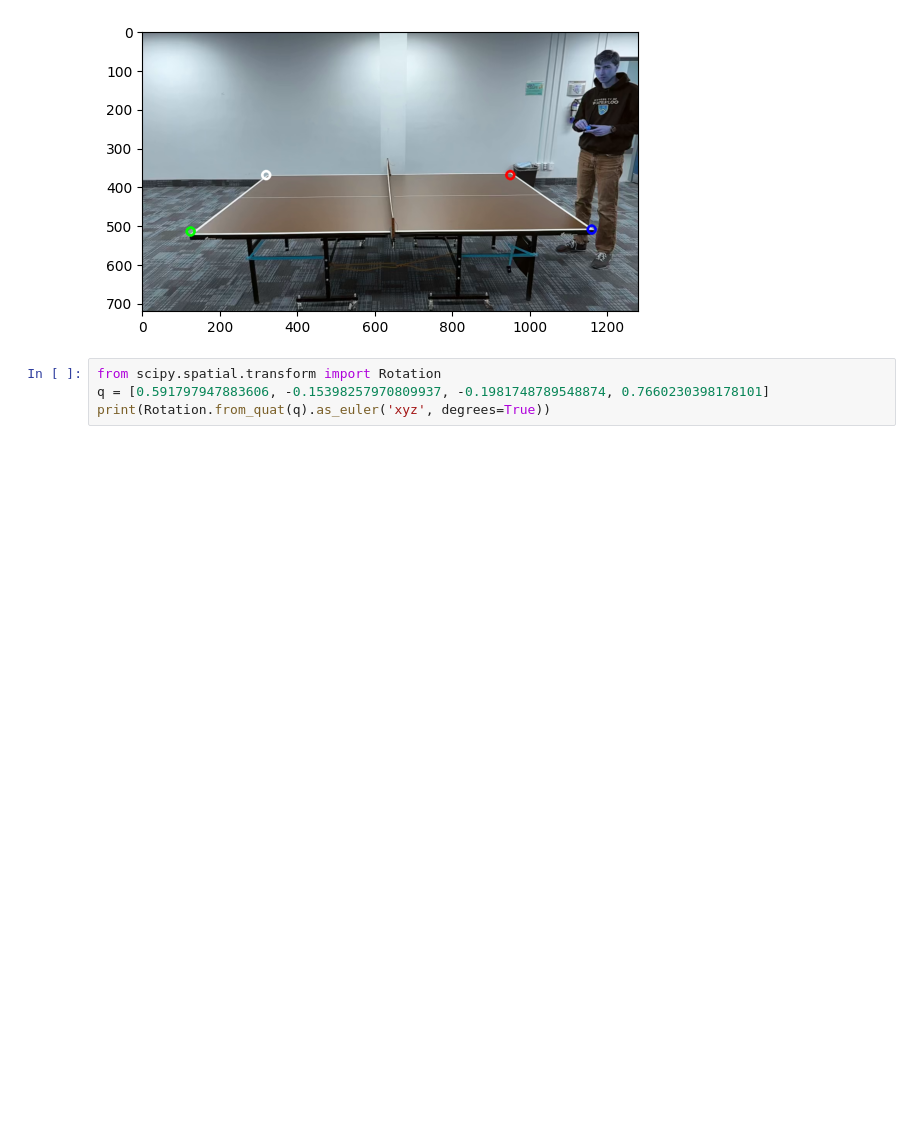
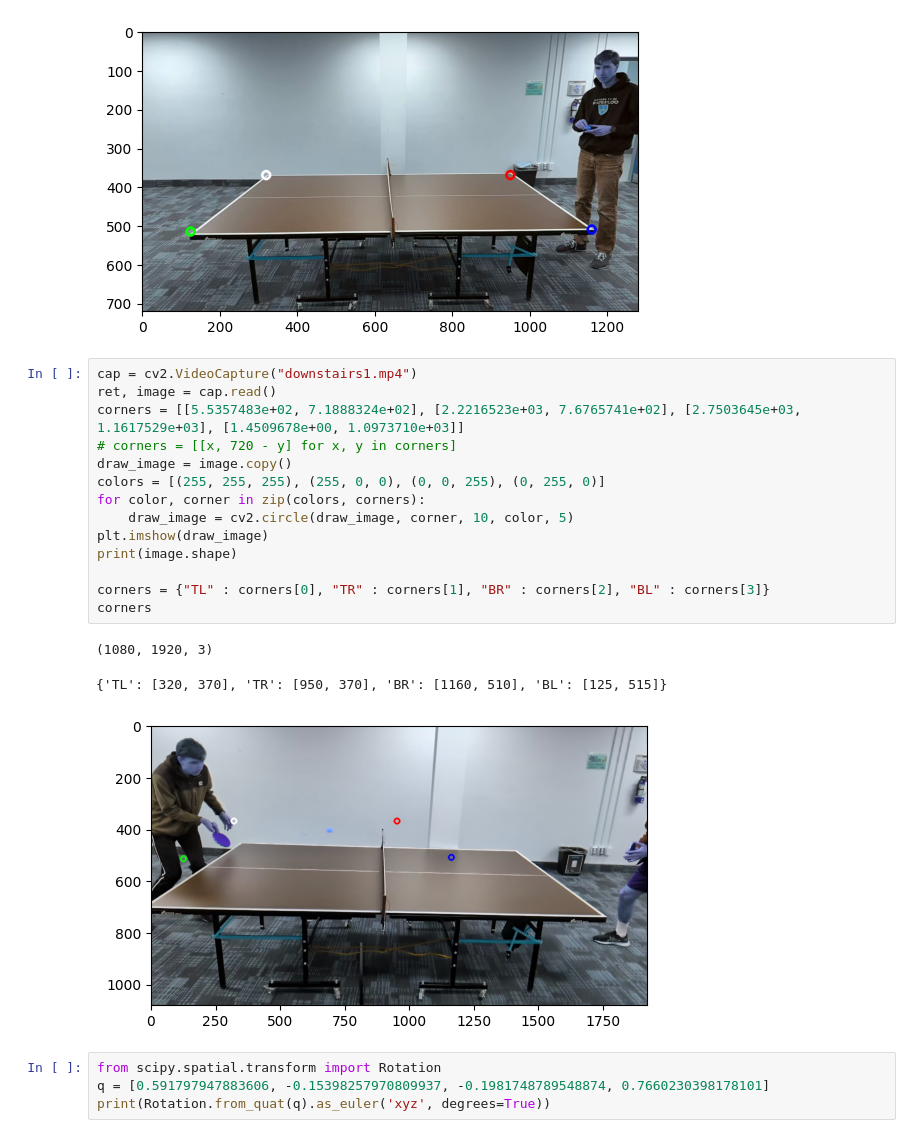
Before and after one commit to EitanTreiger/Ping-Pong, a Jupyter notebook: table_distance_calculation.ipynb, the cells around one changed output. Cells and saved outputs as stored; diff of their text form; blank space fills up the shorter version.

```diff
--- a/table_distance_calculation.ipynb
+++ b/table_distance_calculation.ipynb
@@ -162,6 +163,24 @@ corners
 (720, 1280, 3)
 {'TL': [320, 370], 'TR': [950, 370], 'BR': [1160, 510], 'BL': [125, 515]}
 [figure]
+# %%
+cap = cv2.VideoCapture("downstairs1.mp4")
+ret, image = cap.read()
+corners = [[5.5357483e+02, 7.1888324e+02], [2.2216523e+03, 7.6765741e+02], [2.7503645e+03, 1.1617529e+03], [1.4509678e+00, 1.0973710e+03]]
+# corners = [[x, 720 - y] for x, y in corners]
+draw_image = image.copy()
+colors = [(255, 255, 255), (255, 0, 0), (0, 0, 255), (0, 255, 0)]
+for color, corner in zip(colors, corners):
+    draw_image = cv2.circle(draw_image, corner, 10, color, 5)
+plt.imshow(draw_image)
+print(image.shape)
+
+corners = {"TL" : corners[0], "TR" : corners[1], "BR" : corners[2], "BL" : corners[3]}
+corners
+# %% [output]
+(1080, 1920, 3)
+{'TL': [320, 370], 'TR': [950, 370], 'BR': [1160, 510], 'BL': [125, 515]}
+[figure, added]
 # %%
 from scipy.spatial.transform import Rotation
 q = [0.591797947883606, -0.15398257970809937, -0.1981748789548874, 0.7660230398178101]
```
Also changed, not shown: parts of 1 cell of this notebook, 4 other files.
